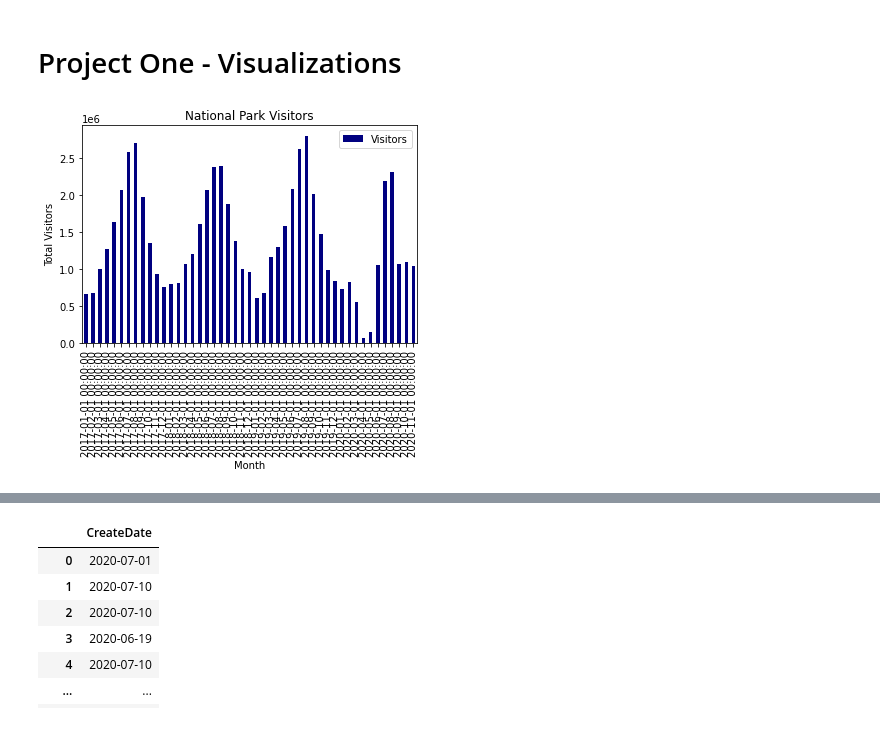
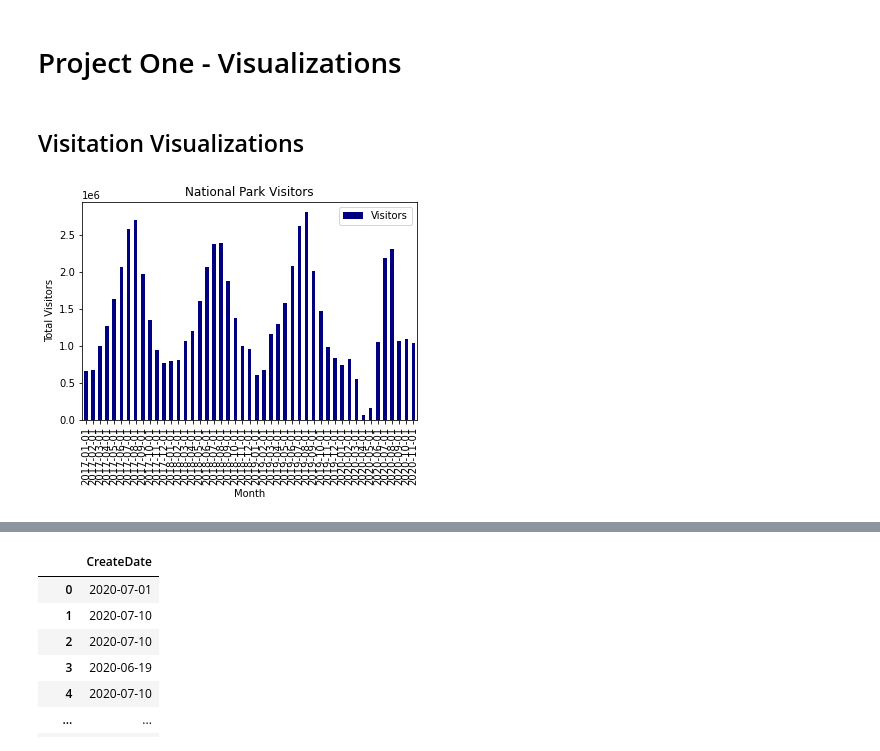
Before and after one commit to missymeyer/ProjectOne, a Jupyter notebook: ProjectOne_Visualizations.ipynb, the cells around one changed output, grey strips where cells are left out. Drawn from its saved outputs; the diff is of its cells as text; code cells hidden in the pictures.

Commit message:
Updated visualizations

```diff
--- a/ProjectOne_Visualizations.ipynb
+++ b/ProjectOne_Visualizations.ipynb
@@ -28,13 +29,16 @@ wildfire_data = pd.read_excel(wildfires)
+# %% [markdown]
+## Visitation Visualizations
 # %%
 # Generate a bar plot for visitors by month
-visitors_group = attendance_data.groupby('Month')
+visitors_group = attendance_data.groupby(attendance_data['Month'].dt.date)
 measures = pd.DataFrame(visitors_group['Visitors'].sum())
 
 visitors_chart=measures.plot(kind='bar', title='National Park Visitors', color='navy')
 
 visitors_chart.set_xlabel('Month')
 visitors_chart.set_ylabel('Total Visitors')
-plt.savefig("/Users/laurelwilliamson/Desktop/GITHUB/group_project/park_visitors_vis.png")
+
+plt.savefig('Visualizations/park_visitors_vis.png')
 plt.show()
 # %% [output]
-[figure, old version]
+[figure, new version]
```
Also changed, not shown: parts of 9 cells of this notebook, 3 other files.
